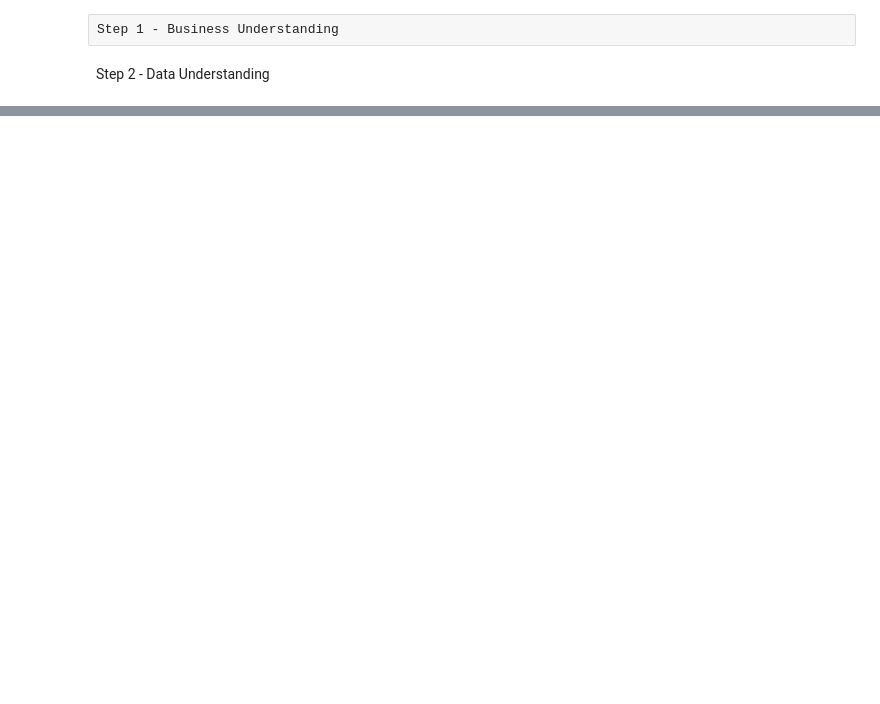
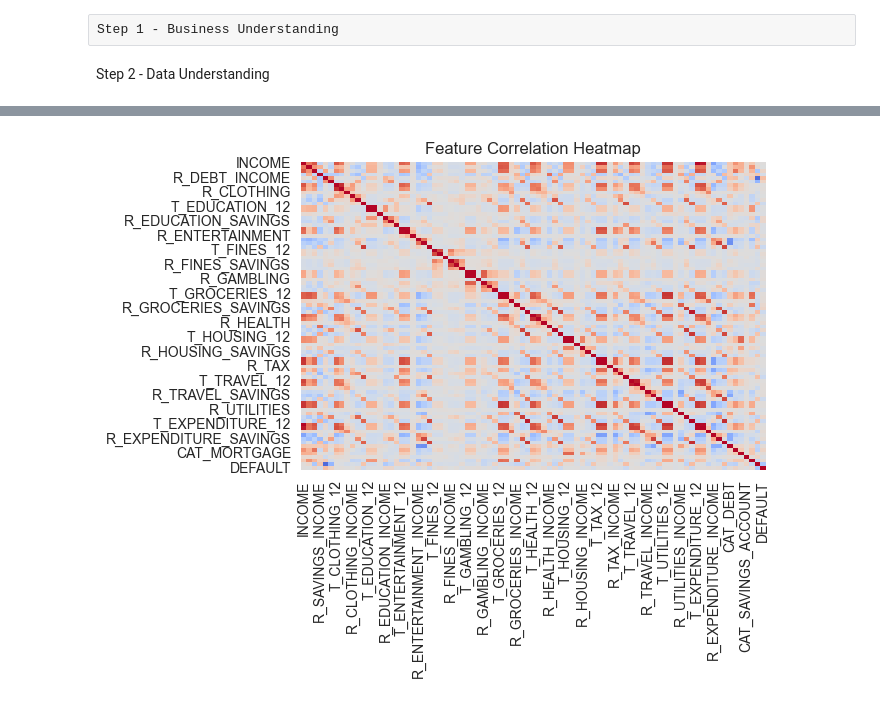
Before and after one commit to yathukamal/Creditscore, a Jupyter notebook: credit_score_risk.ipynb, the cells around one changed output, grey strips where cells are left out. Saved outputs shown, nothing was run; the diff lists cells and outputs as text; code cells hidden in the pictures; blank space fills up the shorter version.

```diff
--- a/credit_score_risk.ipynb
+++ b/credit_score_risk.ipynb
@@ -12,0 +94,12 @@ Step 2 - Data Understanding
+# %%
+#correlation heatmap
+numeric_cols = df.select_dtypes(include='number').columns
+
+corr = df[numeric_cols].corr()
+
+plt.figure(figsize=(6,4))
+sns.heatmap(corr,cmap='coolwarm', center=0, cbar=False)
+plt.title("Feature Correlation Heatmap")
+plt.show()
+# %% [output]
+[figure, added]
```
Also changed, not shown: parts of 13 cells of this notebook.
